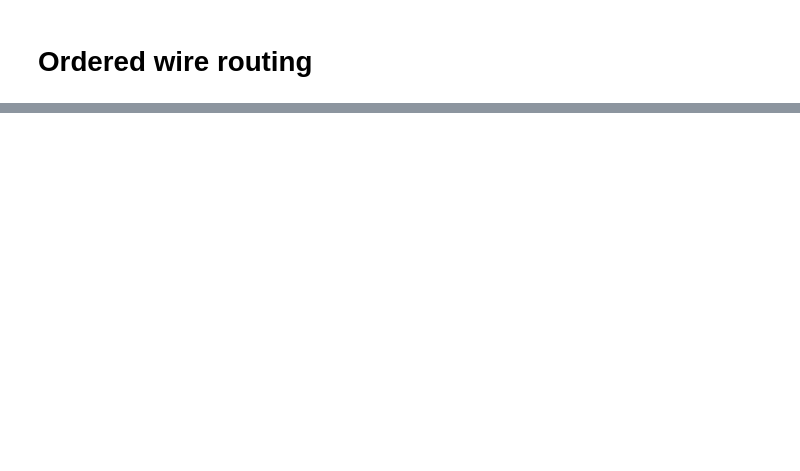
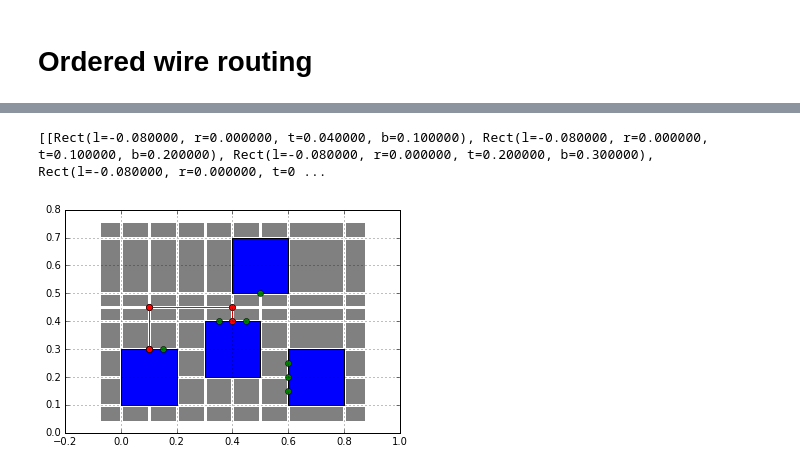
Before and after one commit to Griffon26/vhde, a Jupyter notebook: docs/wire_router/Orderded wire routing.ipynb, the cells around one changed output, grey strips where cells are left out. Cells and saved outputs as stored; diff of their text form; code cells hidden in the pictures; blank space fills up the shorter version.

```diff
--- a/docs/wire_router/Orderded wire routing.ipynb
+++ b/docs/wire_router/Orderded wire routing.ipynb
@@ -154,0 +112,56 @@ In order to allow routes around the edge of the diagram when there are too many
+# %%
+class Rectangle():
+    def __init__(self, left, right, top, bottom):
+        self.left = left
+        self.right = right
+        self.top = top
+        self.bottom = bottom
+
+    def __repr__(self):
+        return "Rect(l=%f, r=%f, t=%f, b=%f)" % (self.left, self.right, self.top, self.bottom)
+
+def diagram_to_rectangles(diagram):
+    x_coords = set()
+    y_coords = set()
+
+    for block in diagram._blocks:
+        x_coords.add(block.x)
+        x_coords.add(block.x + block.w)
+        y_coords.add(block.y)
+        y_coords.add(block.y + block.h)
+
+    for wire in diagram._wires:
+        for corner in wire._corners:
+            x_coords.add(corner[0])
+            y_coords.add(corner[1])
+
+    xmargin = (max(x_coords) - min(x_coords)) / 10.0
+    ymargin = (max(y_coords) - min(y_coords)) / 10.0
+    min_x = min(x_coords) - xmargin
+    max_x = max(x_coords) + xmargin
+    min_y = min(y_coords) - ymargin
+    max_y = max(y_coords) + ymargin
+    x_coords = [min_x] + sorted(x_coords) + [max_x]
+    y_coords = [min_y] + sorted(y_coords) + [max_y]
+
+    rects = []
+    for l, r in zip(x_coords[:-1], x_coords[1:]):
+        rects.append([])
+        for t, b in zip(y_coords[:-1], y_coords[1:]):
+            rects[-1].append(Rectangle(l, r, t, b))
+
+    return rects
+
+rects = diagram_to_rectangles(diagram)
+print(rects)
+
+plot = create_plot()
+#plot.axis('off')
+for rectrow in rects:
+    for r in rectrow:
+        plot.add_patch(patches.Rectangle( (r.left, r.top), (r.right - r.left), (r.bottom - r.top),
+                                          facecolor = '0.5', linewidth = 3, edgecolor = 'w'))
+diagram.draw(plot)
+# %% [output]
+[[Rect(l=-0.080000, r=0.000000, t=0.040000, b=0.100000), Rect(l=-0.080000, r=0.000000, t=0.100000, b=0.200000), Rect(l=-0.080000, r=0.000000, t=0.200000, b=0.300000), Rect(l=-0.080000, r=0.000000, t=0 ...
+[figure, added]
```
Also changed, not shown: parts of 12 cells of this notebook.
